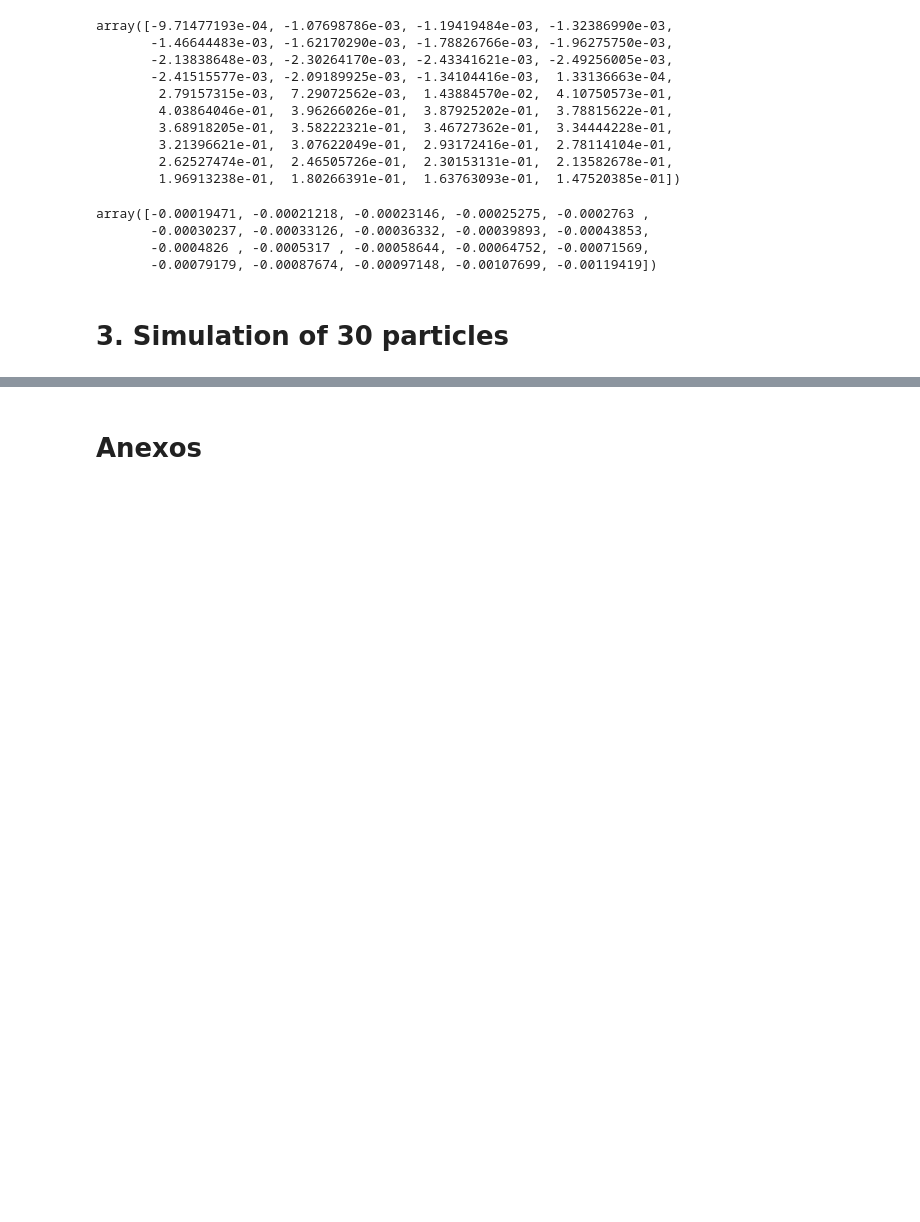
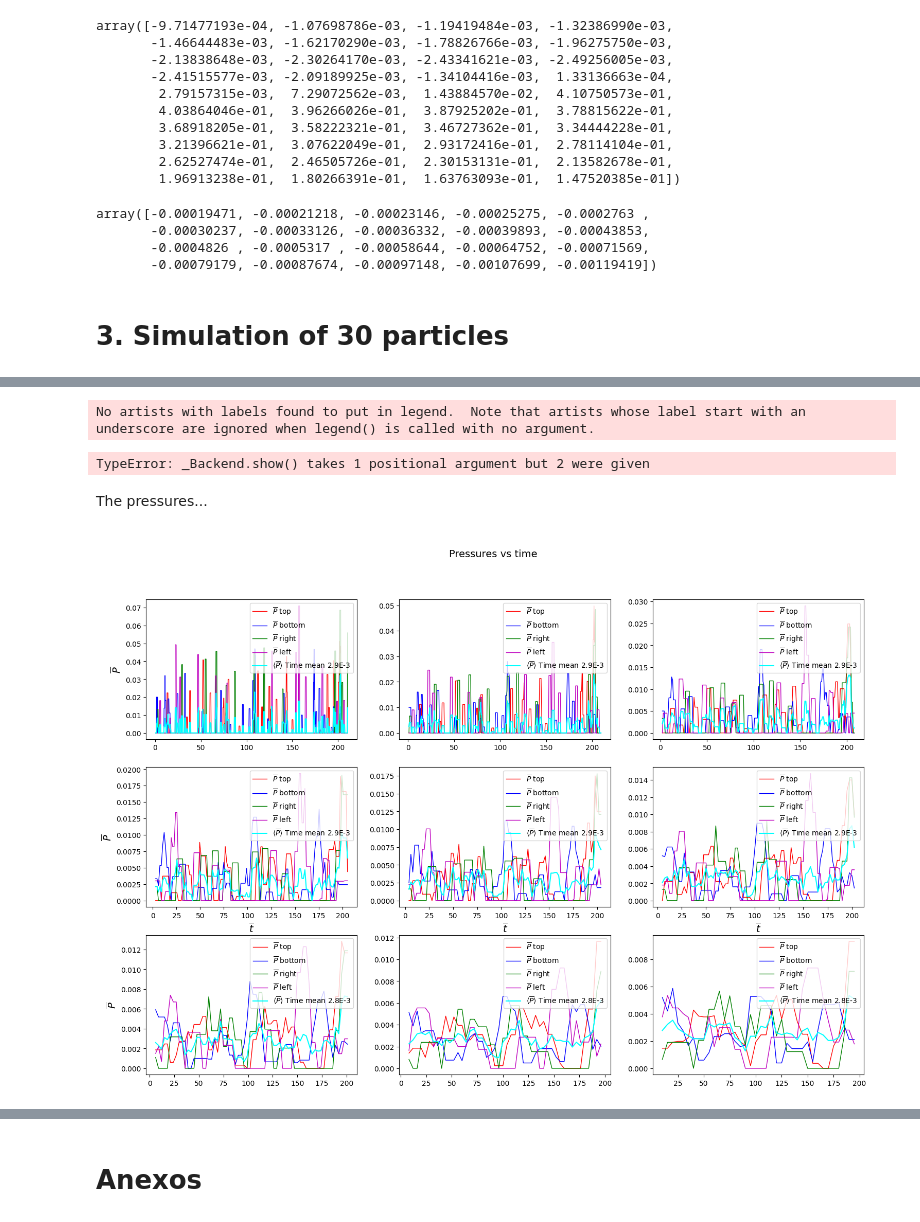
Before and after one commit to AndresGuarin/JupyterCodes, a Jupyter notebook: Computational Physics/LennardJonesGas/gas_dynamics.ipynb, the cells around one changed output, grey strips where cells are left out. Drawn from its saved outputs; the diff is of its cells as text; code cells hidden in the pictures; blank space fills up the shorter version.

```diff
--- a/Computational Physics/LennardJonesGas/gas_dynamics.ipynb
+++ b/Computational Physics/LennardJonesGas/gas_dynamics.ipynb
@@ -452,0 +648,8 @@ array([-0.00019471, -0.00021218, -0.00023146, -0.00025275, -0.0002763 ,
+# %%
+animate_path(self1,s,duration=30,kind=0,save=False,name='test2.mp4',verbose=True,plot_params=['-b','or',1,5,0.3],amp=3)
+plt.show()
+# %% [output]
+No artists with labels found to put in legend.  Note that artists whose label start with an underscore are ignored when legend() is called with no argument.
+TypeError: _Backend.show() takes 1 positional argument but 2 were given
+# %% [markdown]
+The pressures...
@@ -452,0 +708,27 @@ array([-0.00019471, -0.00021218, -0.00023146, -0.00025275, -0.0002763 ,
+# %%
+Ldt = [5*h, 10*h, 20*h, 30*h, 40*h, 50*h, 60*h, 80*h, 100*h]
+
+fig = plt.figure(figsize=(18,12))
+fig.suptitle('\nPressures vs time', fontsize=14)
+for i in range(len(Ldt)):
+    plt.subplot(3,3,i+1)
+    time_P, P_top, P_bottom, P_right, P_left = get_Pressures(s,time,box,Ldt[i])
+    w = 5; kind = 0
+    time_P1, P_top1 = moving_mean(time_P,P_top,w,kind)
+    time_P1, P_bottom1 = moving_mean(time_P,P_bottom,w,kind)
+    time_P1, P_right1 = moving_mean(time_P,P_right,w,kind)
+    time_P1, P_left1 = moving_mean(time_P,P_left,w,kind)
+    P_mean1 = (P_top1+P_bottom1+P_right1+P_left1)/4
+
+    if i in [0,3,6] : plt.ylabel(r'$\overline{P}$',fontsize=14)
+    if i in [3,4,5] : plt.xlabel(r'$\overline{t}$',fontsize=14)
+    plt.plot(time_P1,P_top1,'-r',label=r'$\overline{P}$ top',lw=1)        #;plt.plot(time_P, P_top,'o',color='red',alpha=0.5, ms=1.5)
+    plt.plot(time_P1,P_bottom1,'-b',label=r'$\overline{P}$ bottom',lw=1)  #;plt.plot(time_P, P_bottom,'o',color='blue',alpha=0.5, ms=1.5)
+    plt.plot(time_P1,P_right1,'-g',label=r'$\overline{P}$ right',lw=1)    #;plt.plot(time_P, P_right,'o',color='green',alpha=0.5, ms=1.5)
+    plt.plot(time_P1,P_left1,'-m',label=r'$\overline{P}$ left',lw=1)      #;plt.plot(time_P, P_left,'o',color='magenta',alpha=0.5, ms=1.5)
+    plt.plot(time_P1,P_mean1,'-',color='cyan',label=r'$\left< \overline{P} \right>$ Time mean '+f'{np.round(np.mean(P_mean1)*10**3,1)}E-3')
+    plt.legend(loc='upper right')
+plt.savefig('images/NparticlesGas/pressures.png',dpi=300)
+plt.show()
+# %% [output]
+[figure, added]
```
Also changed, not shown: parts of 33 cells of this notebook, 9 other files.
